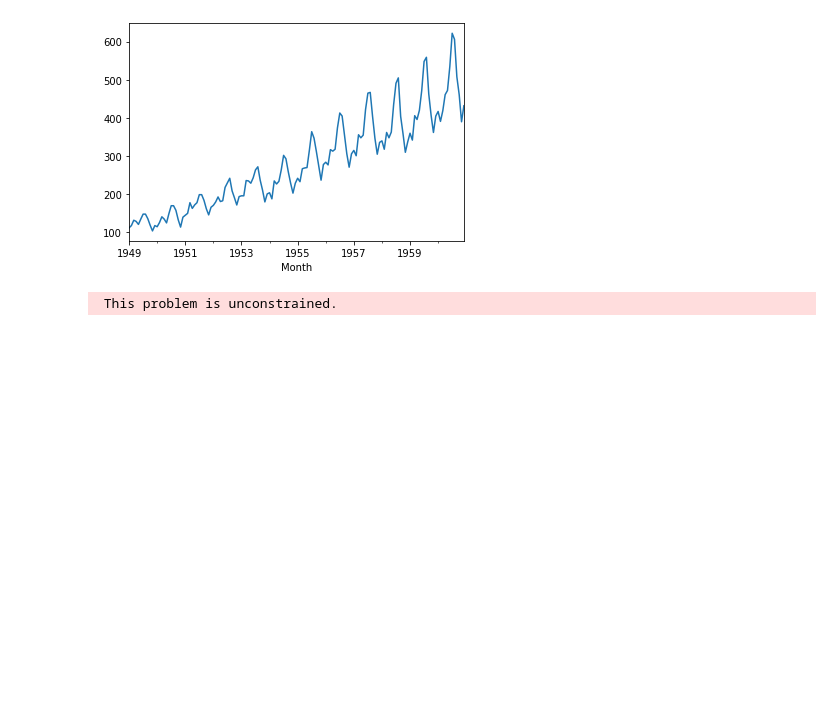
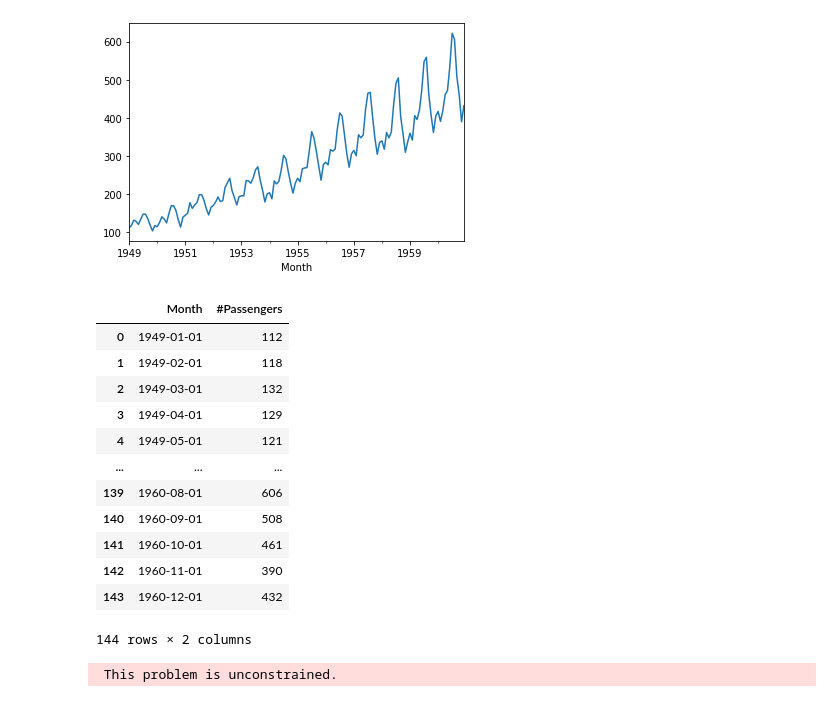
Before and after one commit to nnao45/jaist-my-jupyter, a Jupyter notebook: notebook/sarima/test01.ipynb, the cells around one changed output. Saved outputs shown, nothing was run; the diff lists cells and outputs as text; code cells hidden in the pictures; blank space fills up the shorter version.

```diff
--- a/notebook/sarima/test01.ipynb
+++ b/notebook/sarima/test01.ipynb
@@ -18,6 +18,22 @@ y.plot()
 # %% [output]
 <AxesSubplot:xlabel='Month'>
 [figure]
+# %%
+df_content
+# %% [output]
+|  | Month | #Passengers |
+| 0 | 1949-01-01 | 112 |
+| 1 | 1949-02-01 | 118 |
+| 2 | 1949-03-01 | 132 |
+| 3 | 1949-04-01 | 129 |
+| 4 | 1949-05-01 | 121 |
+| ... | ... | ... |
+| 139 | 1960-08-01 | 606 |
+| 140 | 1960-09-01 | 508 |
+| 141 | 1960-10-01 | 461 |
+| 142 | 1960-11-01 | 390 |
+| 143 | 1960-12-01 | 432 |
+144 rows × 2 columns
 # %%
 from statsmodels.tsa.statespace.sarimax import SARIMAX
 
```
Also changed, not shown: 1 other file.
